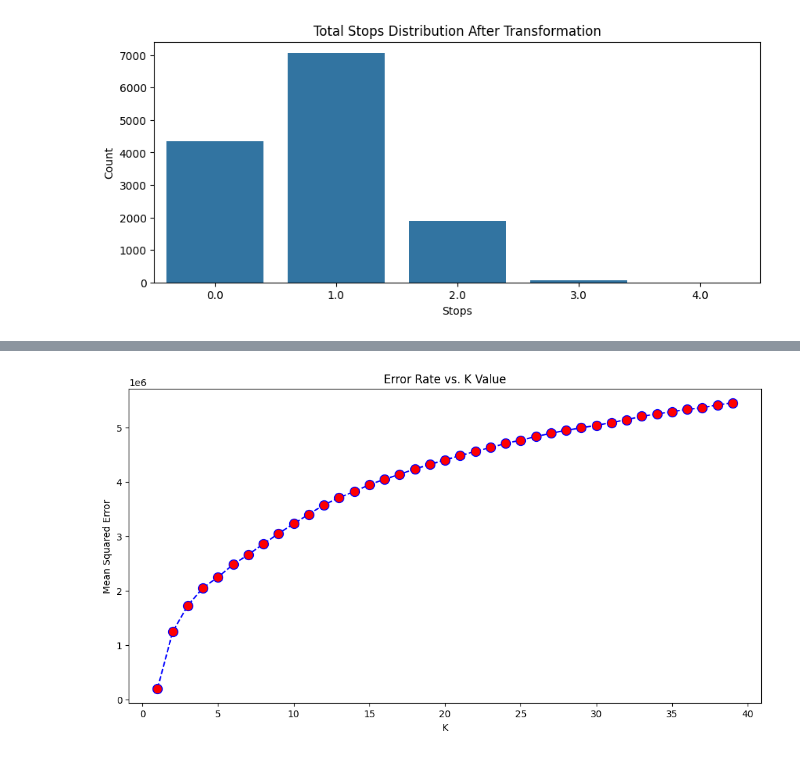
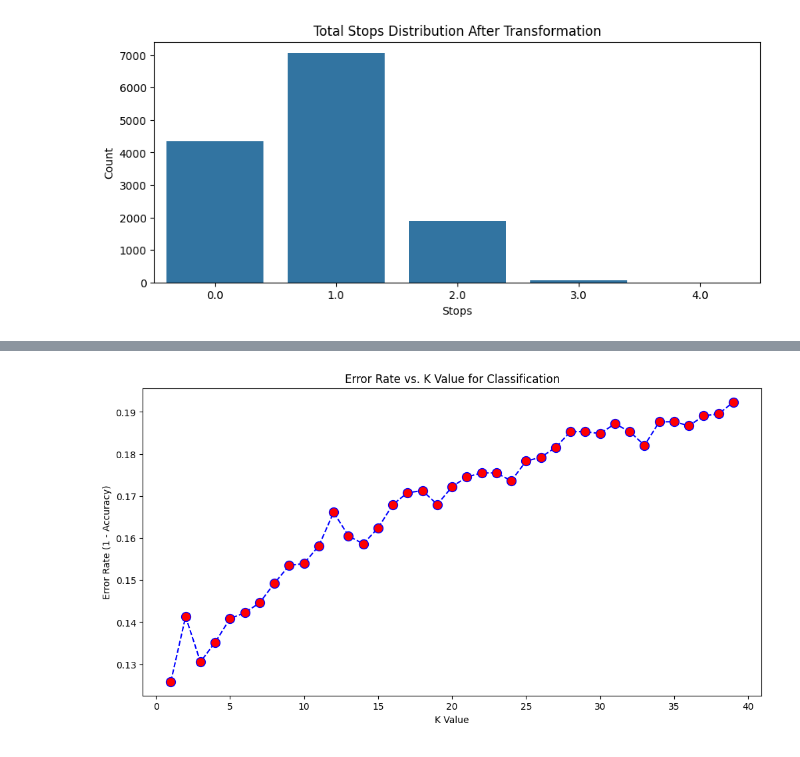
Before and after one commit to jishnuuverse/fds_project_flight-fare, a Jupyter notebook: dataset_flight/TEAM15_CODING1.ipynb, the cells around one changed output, grey strips where cells are left out. Cells and saved outputs as stored; diff of their text form; code cells hidden in the pictures.

Commit message:
update with knn classifier

```diff
--- a/dataset_flight/TEAM15_CODING1.ipynb
+++ b/dataset_flight/TEAM15_CODING1.ipynb
@@ -497,20 +536,34 @@ R-squared (R²) Score: 0.89
 # %%
+from sklearn.neighbors import KNeighborsClassifier
+from sklearn.metrics import accuracy_score
+import numpy as np
+import matplotlib.pyplot as plt
+
+# We will test K values from 1 to 39
+k_range = range(1, 40)
 error_rate = []
-k_range = range(1, 40) # We will test K values from 1 to 39
 
 for i in k_range:
-    knn = KNeighborsRegressor(n_neighbors=i)
-    knn.fit(X_train, y_train)
-    pred_i = knn.predict(X_train)
-    error_rate.append(np.mean((pred_i - y_train)**2)) # Using MSE as the error metric
+    # Use KNeighborsClassifier
+    knn = KNeighborsClassifier(n_neighbors=i)
 
-# Plotting the error rate
+    # Fit the model using the CORRECT training data and CLASSIFIED labels
+    knn.fit(X_train, y_train_class)
+
+    # Make predictions on the VALIDATION set
+    pred_i = knn.predict(X_val)
+
+    # Calculate the error rate (1 - accuracy) on the validation set
+    # We compare the predictions (pred_i) with the actual validation labels (y_val_class)
+    error_rate.append(1 - accuracy_score(y_val_class, pred_i))
+
+# --- Plotting the error rate ---
 plt.figure(figsize=(12, 6))
 plt.plot(k_range, error_rate, color='blue', linestyle='dashed', marker='o',
          markerfacecolor='red', markersize=10)
-plt.title('Error Rate vs. K Value')
-plt.xlabel('K')
-plt.ylabel('Mean Squared Error')
+plt.title('Error Rate vs. K Value for Classification')
+plt.xlabel('K Value')
+plt.ylabel('Error Rate (1 - Accuracy)')
 plt.show()
 # %% [output]
-[figure, old version]
+[figure, new version]
```
Also changed, not shown: parts of 3 cells of this notebook.
